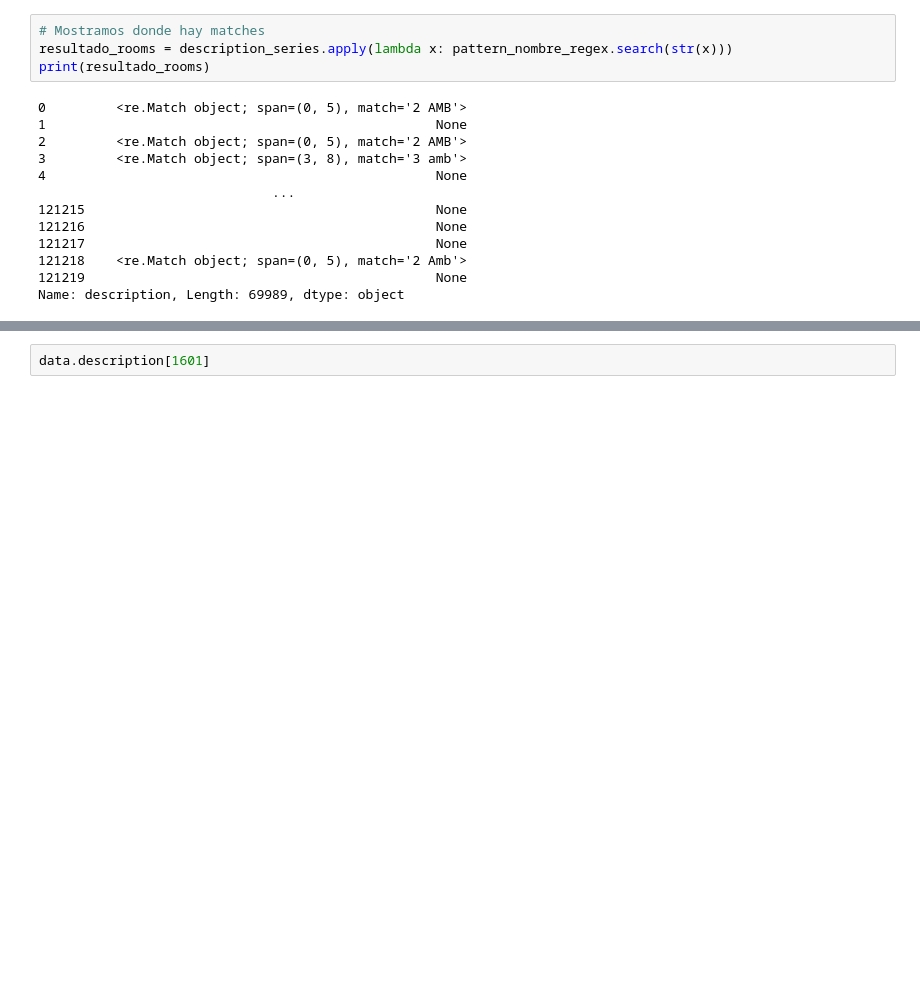
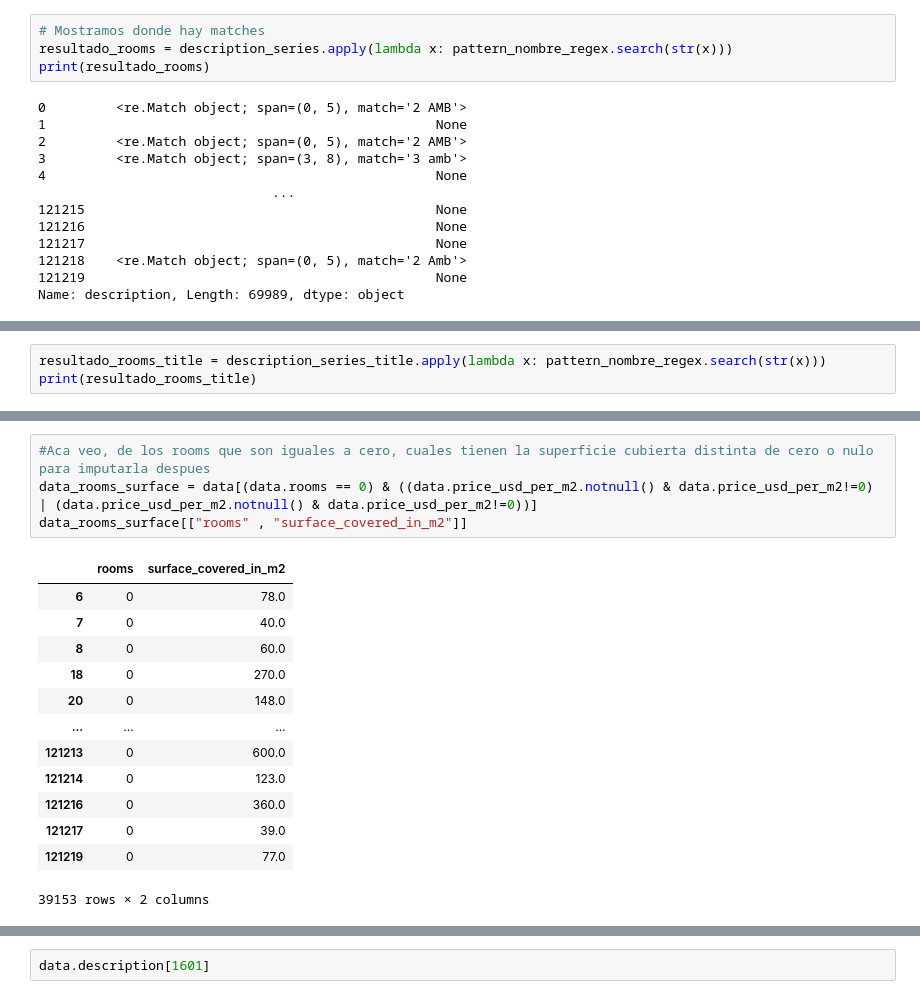
Before and after one commit to BenkosT/TP_Limpieza, a Jupyter notebook: Notebooks/Limpieza.ipynb, the cells around one changed output, grey strips where cells are left out. Saved outputs shown, nothing was run; the diff lists cells and outputs as text; blank space fills up the shorter version.

```diff
--- a/Notebooks/Limpieza.ipynb
+++ b/Notebooks/Limpieza.ipynb
@@ -455,0 +483,3 @@ array([2.0000e+00, 0.0000e+00, 3.0000e+00, 1.0000e+00, 4.0000e+00,
+# %%
+resultado_rooms_title = description_series_title.apply(lambda x: pattern_nombre_regex.search(str(x)))
+print(resultado_rooms_title)
@@ -455,0 +554,18 @@ array([2.0000e+00, 0.0000e+00, 3.0000e+00, 1.0000e+00, 4.0000e+00,
+# %%
+#Aca veo, de los rooms que son iguales a cero, cuales tienen la superficie cubierta distinta de cero o nulo para imputarla despues
+data_rooms_surface = data[(data.rooms == 0) & ((data.price_usd_per_m2.notnull() & data.price_usd_per_m2!=0) | (data.price_usd_per_m2.notnull() & data.price_usd_per_m2!=0))]
+data_rooms_surface[["rooms" , "surface_covered_in_m2"]]
+# %% [output]
+|  | rooms | surface_covered_in_m2 |
+| 6 | 0 | 78.0 |
+| 7 | 0 | 40.0 |
+| 8 | 0 | 60.0 |
+| 18 | 0 | 270.0 |
+| 20 | 0 | 148.0 |
+| ... | ... | ... |
+| 121213 | 0 | 600.0 |
+| 121214 | 0 | 123.0 |
+| 121216 | 0 | 360.0 |
+| 121217 | 0 | 39.0 |
+| 121219 | 0 | 77.0 |
+39153 rows × 2 columns
```
Also changed, not shown: parts of 26 cells of this notebook.
